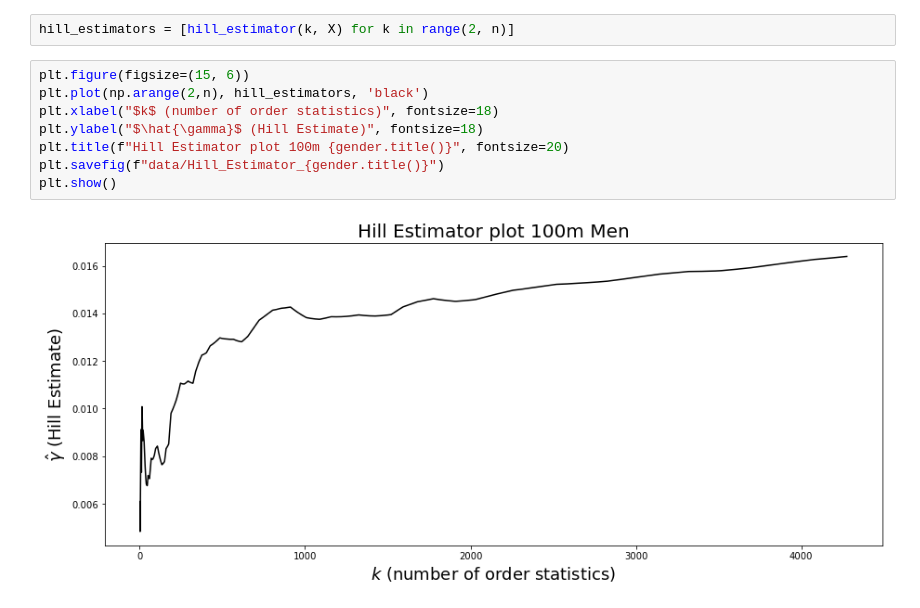
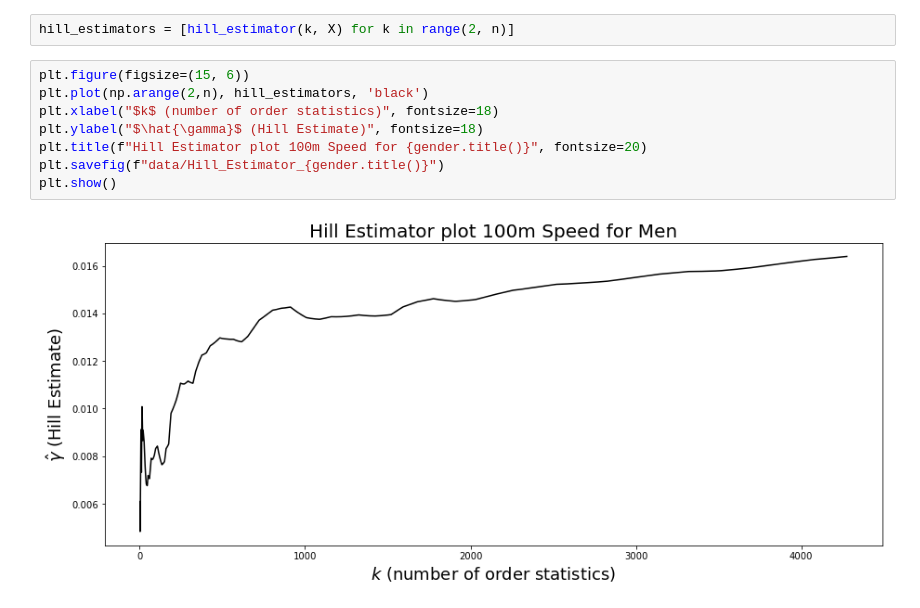
Before and after one commit to ericoppermann/Extreme-Value-Theory-Estimator, a Jupyter notebook: ExtremeValueInvestigation.ipynb, the cells around one changed output. Cells and saved outputs as stored; diff of their text form.

```diff
--- a/ExtremeValueInvestigation.ipynb
+++ b/ExtremeValueInvestigation.ipynb
@@ -54,10 +54,10 @@ hill_estimators = [hill_estimator(k, X) for k in range(2, n)]
 # %%
 plt.figure(figsize=(15, 6))
 plt.plot(np.arange(2,n), hill_estimators, 'black')
 plt.xlabel("$k$ (number of order statistics)", fontsize=18)
 plt.ylabel("$\hat{\gamma}$ (Hill Estimate)", fontsize=18)
-plt.title(f"Hill Estimator plot 100m {gender.title()}", fontsize=20)
+plt.title(f"Hill Estimator plot 100m Speed for {gender.title()}", fontsize=20)
 plt.savefig(f"data/Hill_Estimator_{gender.title()}")
 plt.show()
 # %% [output]
-[figure, old version]
+[figure, new version]
```
Also changed, not shown: parts of 1 cell of this notebook, 2 other files.
